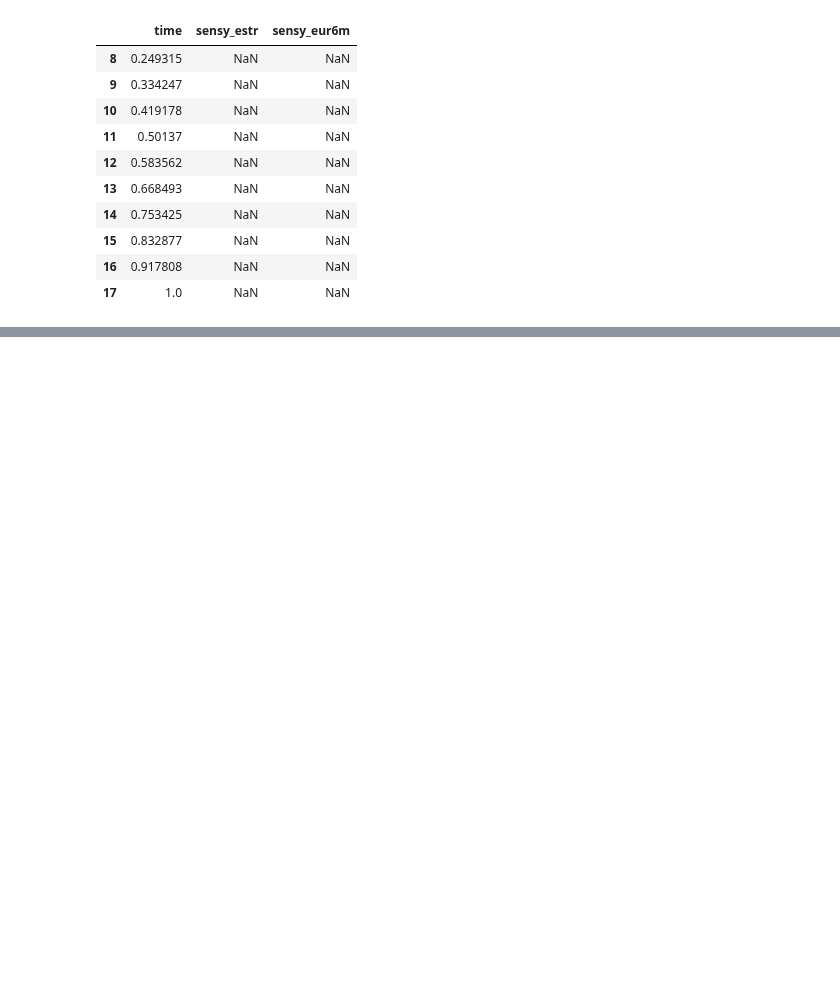
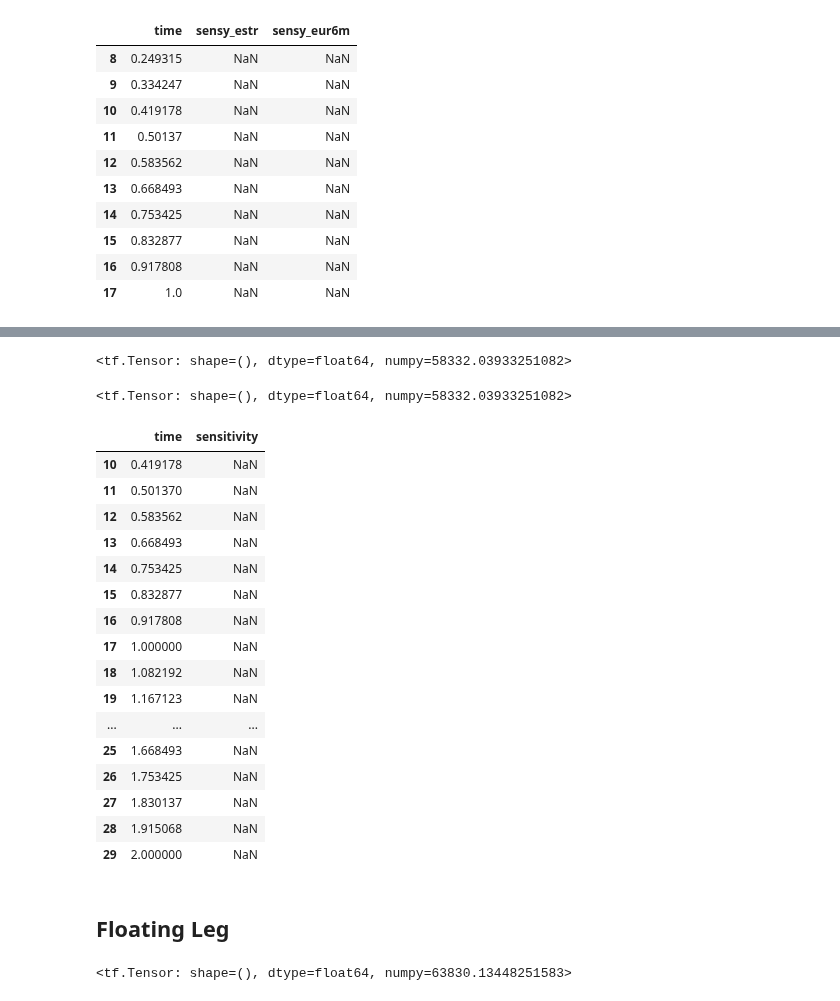
Before and after one commit to andrea220/tQuant, a Jupyter notebook: examples/coupons_pricer.ipynb, the cells around one changed output, grey strips where cells are left out. Saved outputs shown, nothing was run; the diff lists cells and outputs as text; code cells hidden in the pictures; blank space fills up the shorter version.

Commit message:
add leg pricers

```diff
--- a/examples/coupons_pricer.ipynb
+++ b/examples/coupons_pricer.ipynb
@@ -177,0 +184,51 @@ sensy[sensy['time'] > 0.2].head(10)
+# %%
+fixed_schedule = [tq.TARGET().advance(evaluation_date,
+                         t,
+                         tq.TimeUnit.Months,
+                         tq.BusinessDayConvention.ModifiedFollowing) for t in [0,6,12,18,24]]
+notionals = [1e6] * (len(fixed_schedule) - 1)
+coupon_rates = [0.03] * (len(fixed_schedule) - 1)
+
+fixed_leg = tq.FixedRateLeg(fixed_schedule,
+                            notionals,
+                            coupon_rates,
+                            daycounter= daycounter,
+                            compounding=tq.CompoundingType.Simple,
+                            frequency= tq.Frequency.Annual)
+# %%
+fixed_leg_pricer = tq.FixedLegDiscounting(fixed_leg)
+# %%
+fixed_leg_pricer.price(estr_curve, evaluation_date, tq.FixedCouponDiscounting)
+# %% [output]
+<tf.Tensor: shape=(), dtype=float64, numpy=58332.03933251082>
+# %%
+fixed_leg_pricer.price(estr_curve, evaluation_date, tq.FixedCouponDiscounting)
+# %% [output]
+<tf.Tensor: shape=(), dtype=float64, numpy=58332.03933251082>
+# %%
+npv, tape = fixed_leg_pricer.price_aad(estr_curve, evaluation_date, tq.FixedCouponDiscounting)
+sensitivities = tape.gradient(npv, [estr_curve.rates, eur6m_curve.rates])
+# %%
+sensy = pd.DataFrame([estr_curve.pillars.tolist(), sensitivities[0]]).T
+sensy.columns = ['time', 'sensitivity']
+sensy[sensy['time'] > 0.4].head(20)
+# %% [output]
+|  | time | sensitivity |
+| 10 | 0.419178 | NaN |
+| 11 | 0.501370 | NaN |
+| 12 | 0.583562 | NaN |
+| 13 | 0.668493 | NaN |
+| 14 | 0.753425 | NaN |
+| 15 | 0.832877 | NaN |
+| 16 | 0.917808 | NaN |
+| 17 | 1.000000 | NaN |
+| 18 | 1.082192 | NaN |
+| 19 | 1.167123 | NaN |
+| ... | ... | ... |
+| 25 | 1.668493 | NaN |
+| 26 | 1.753425 | NaN |
+| 27 | 1.830137 | NaN |
+| 28 | 1.915068 | NaN |
+| 29 | 2.000000 | NaN |
+# %% [markdown]
+## Floating Leg
@@ -177,0 +252,4 @@ sensy[sensy['time'] > 0.2].head(10)
+# %%
+floating_leg_pricer.price(estr_curve, eur6m_curve, evaluation_date, tq.FloatingCouponDiscounting)
+# %% [output]
+<tf.Tensor: shape=(), dtype=float64, numpy=63830.13448251583>
```
Also changed, not shown: parts of 13 cells of this notebook, 1 other file.
